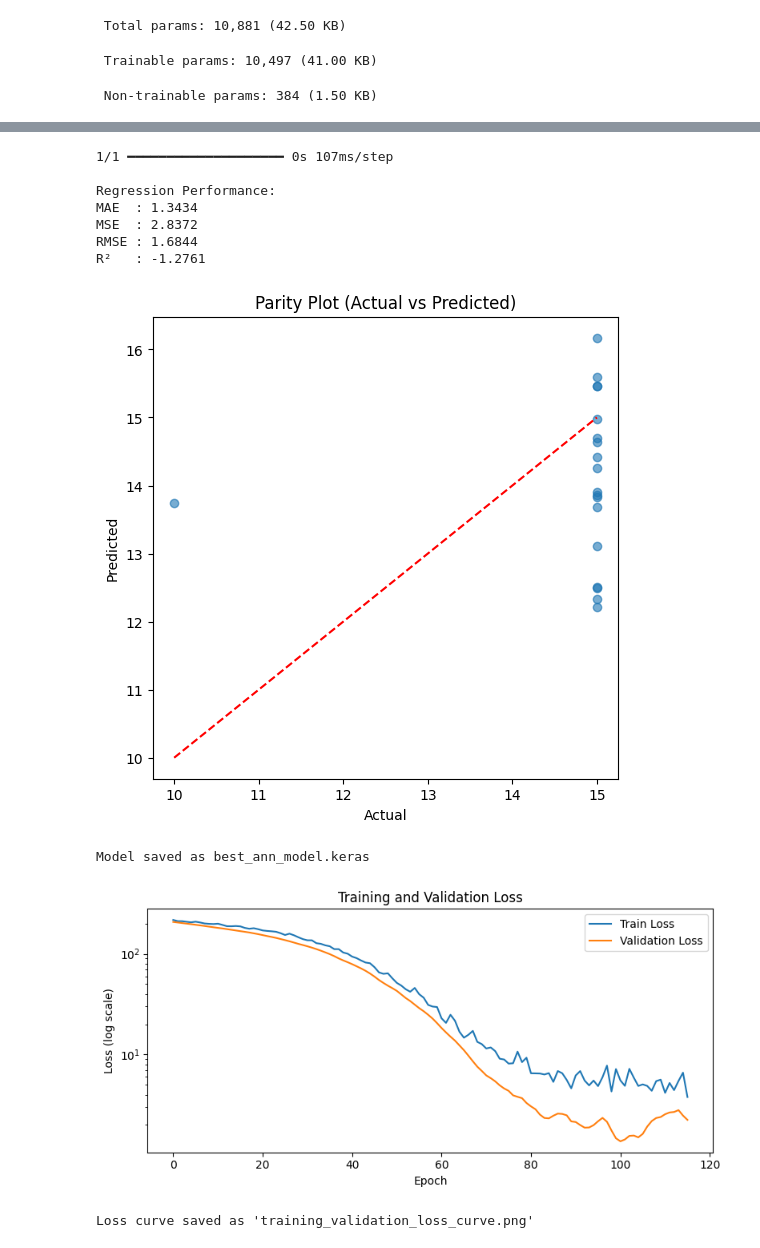
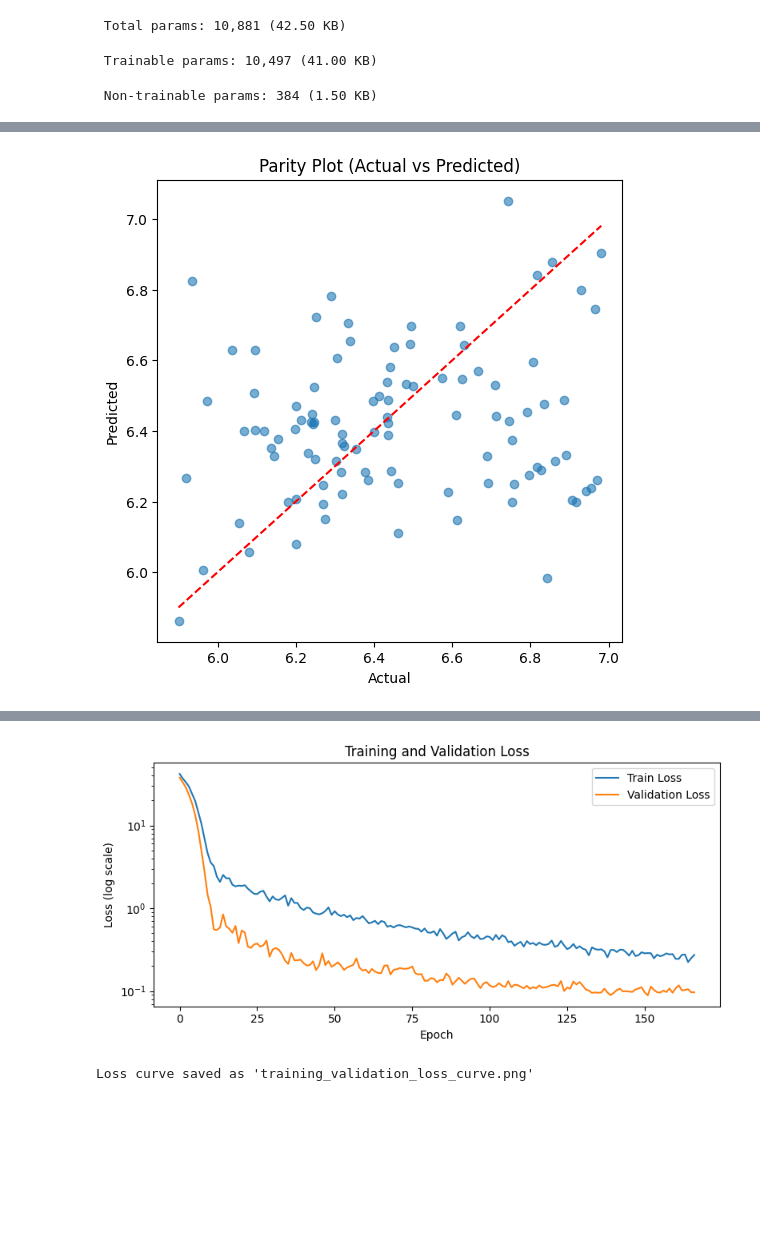
Before and after one commit to JuliusCharles01/ANN-Model-for-Lost-Circulation-during-Drilling-Operations, a Jupyter notebook: Untitled10.ipynb, the cells around one changed output, grey strips where cells are left out. Drawn from its saved outputs; the diff is of its cells as text; code cells hidden in the pictures; blank space fills up the shorter version.

```diff
--- a/Untitled10.ipynb
+++ b/Untitled10.ipynb
@@ -21,8 +21,8 @@ from sklearn.metrics import (
 # --------------------------------------------------
 # 1. Load dataset
 # --------------------------------------------------
-CSV_PATH = "Extracted_data_125.csv"   # adjust path if needed
-df = pd.read_csv(CSV_PATH)
+excel_PATH = "Extended_Dataset_670.xlsx"   # adjust path if needed
+df = pd.read_excel(excel_PATH)
 print("Data loaded:", df.shape, "rows x columns")
 
 # Use last column as target by default
@@ -259,0 +260 @@ Epoch 116/200
+[figure, new version]
@@ -261,13 +262,4 @@ WARNING:tensorflow:5 out of the last 6 calls to <function TensorFlowTrainer.make
-1/1 ━━━━━━━━━━━━━━━━━━━━ 0s 107ms/step
-
-Regression Performance:
-MAE  : 1.3434
-MSE  : 2.8372
-RMSE : 1.6844
-R²   : -1.2761
-[figure, old version]
-Model saved as best_ann_model.keras
-[figure, old version]
+[figure, new version]
 # %%
 # Save and display the figure
 plt.savefig("training_validation_loss_curve.png", dpi=300)
```
Also changed, not shown: parts of 1 cell of this notebook.
